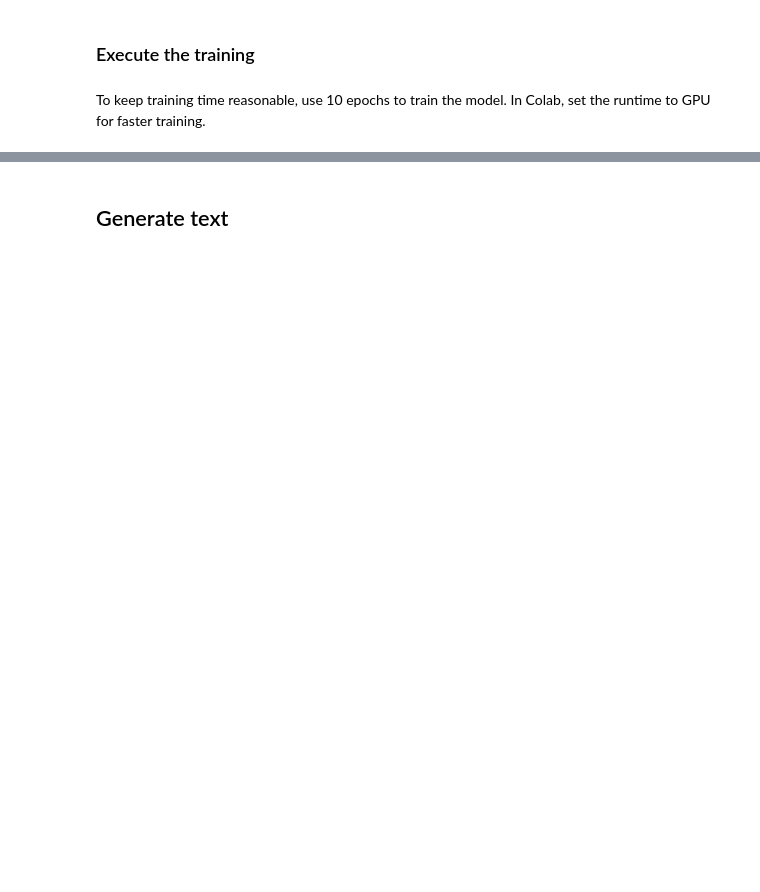
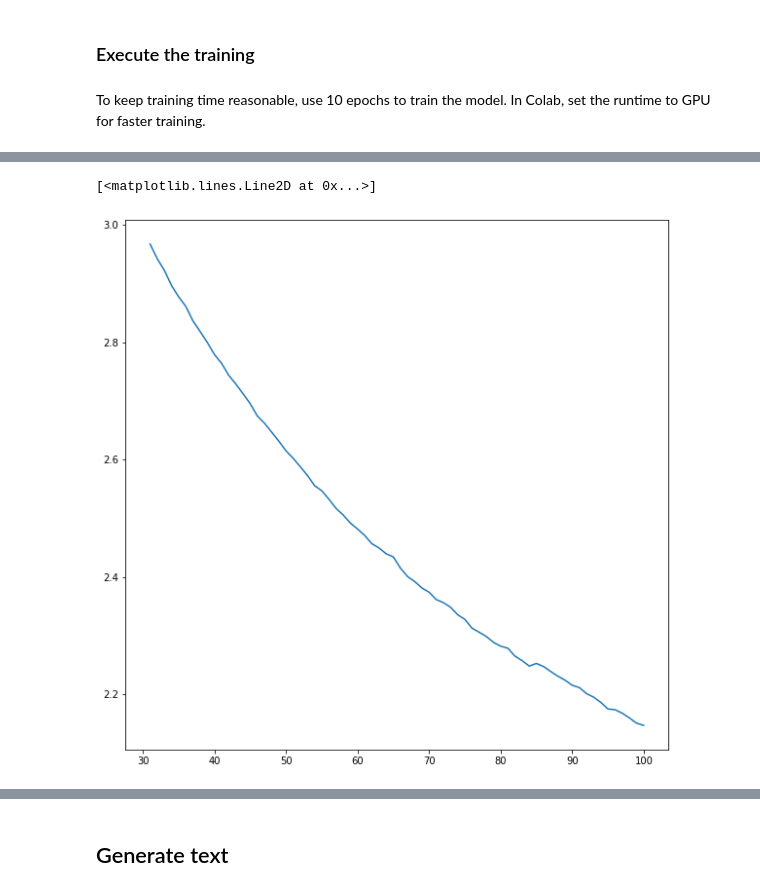
Before and after one commit to Khlebovich-Alexandra/horoscope_generator, a Jupyter notebook: text_generation.ipynb, the cells around one changed output, grey strips where cells are left out. Cells and saved outputs as stored; diff of their text form; code cells hidden in the pictures; blank space fills up the shorter version.

Commit message:
First model is fitting

```diff
--- a/text_generation.ipynb
+++ b/text_generation.ipynb
@@ -185,6 +183,6 @@ dataset.take(1)
 # %%
 # Batch size
-BATCH_SIZE = 64
+BATCH_SIZE = 128
 
 # Buffer size to shuffle the dataset
 # (TF data is designed to work with possibly infinite sequences,
@@ -206,10 +204,16 @@ rnn_units = 1024
 model = tf.keras.Sequential([
     tf.keras.layers.Embedding(vocab_size, embedding_dim,
                               batch_input_shape=[BATCH_SIZE, None]),
-    tf.keras.layers.GRU(rnn_units,
+    tf.keras.layers.GRU(units=512,
                         return_sequences=True,
                         stateful=True,
                         recurrent_initializer='glorot_uniform'),
+    tf.keras.layers.Dense(512, activation = 'relu'),
+    tf.keras.layers.GRU(units=2048,
+                        return_sequences=True,
+                        stateful=True,
+                        recurrent_initializer='glorot_uniform'),
+    tf.keras.layers.Dropout(rate=0.05),
     tf.keras.layers.Dense(vocab_size)
   ])
 
@@ -292,4 +301,11 @@ checkpoint_prefix = os.path.join(checkpoint_dir, "ckpt_{epoch}")
 
 checkpoint_callback=tf.keras.callbacks.ModelCheckpoint(
     filepath=checkpoint_prefix,
-    save_weights_only=True)
+    save_weights_only=True,
+    verbose=0)
+
+checkpoint_callback_1=tf.keras.callbacks.ModelCheckpoint(
+    filepath=checkpoint_prefix,
+    period=10,
+    save_weights_only=True,
+    verbose=0)
@@ -300,5 +318,7 @@ To keep training time reasonable, use 10 epochs to train the model. In Colab, se
 # %%
 EPOCHS=100
 # %%
-history = model.fit(dataset, epochs=EPOCHS)
+history = model.fit(dataset,
+                    epochs=EPOCHS,
+                    callbacks=[checkpoint_callback_1])
 # %% [output]
@@ -321,0 +342,7 @@ Epoch 100/100
+# %%
+plt.figure(figsize=(10, 10))
+x = list(range(1, 101))
+plt.plot(x[30:], history.history.get('loss')[30:])
+# %% [output]
+[<matplotlib.lines.Line2D at 0x...>]
+[figure, added]
```
Also changed, not shown: parts of 52 cells of this notebook.
